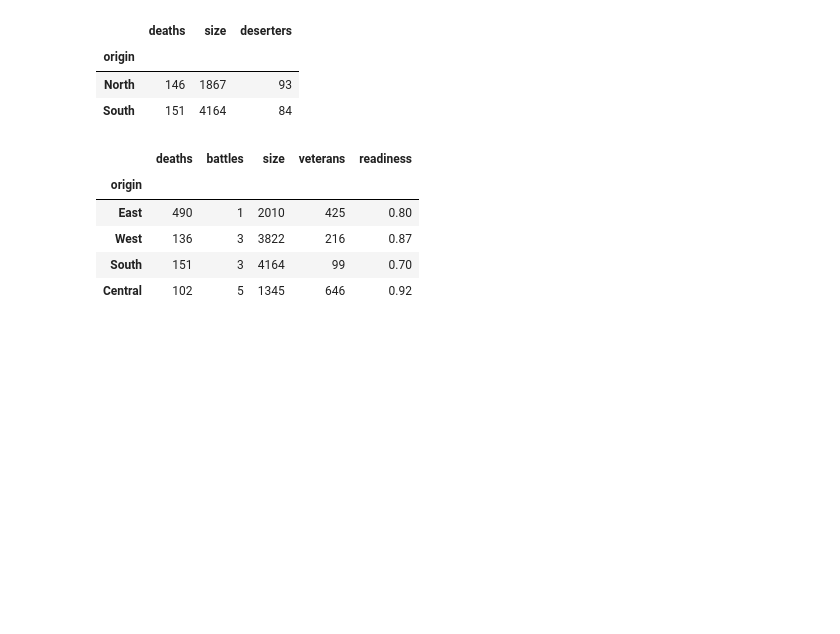
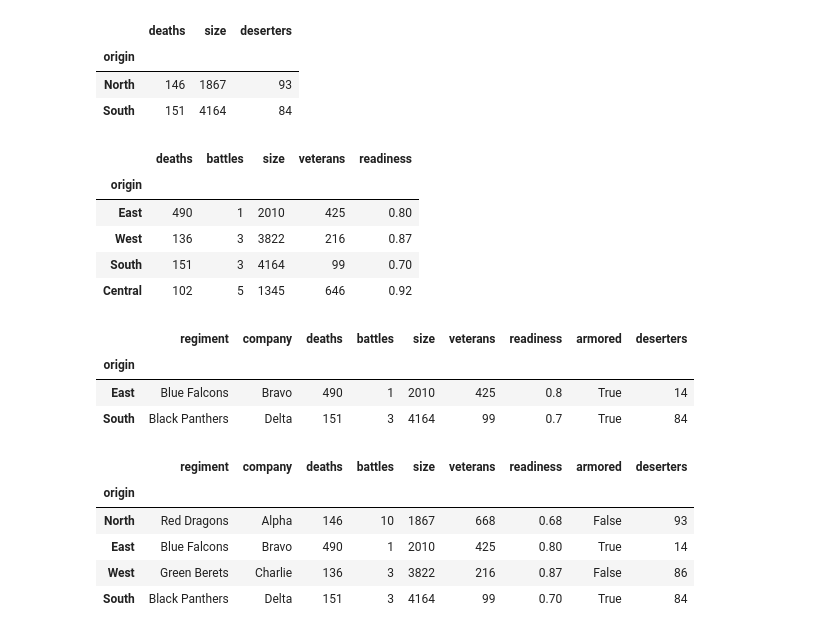
Before and after one commit to keshavchandel13/Pandas, a Jupyter notebook: dataFiltering.ipynb, the cells around one changed output. Cells and saved outputs as stored; diff of their text form; code cells hidden in the pictures; blank space fills up the shorter version.

```diff
--- a/dataFiltering.ipynb
+++ b/dataFiltering.ipynb
@@ -120,3 +120,22 @@ army.iloc[1:8, 2:7]
 | West | 136 | 3 | 3822 | 216 | 0.87 |
 | South | 151 | 3 | 4164 | 99 | 0.70 |
 | Central | 102 | 5 | 1345 | 646 | 0.92 |
+# %%
+# EVERY SECOND ROW AFTER THE First ROW AND ALL COLUMN
+
+army.iloc[1::2, :]
+# %% [output]
+|  | regiment | company | deaths | battles | size | veterans | readiness | armored | deserters |
+| origin |  |  |  |  |  |  |  |  |  |
+| East | Blue Falcons | Bravo | 490 | 1 | 2010 | 425 | 0.8 | True | 14 |
+| South | Black Panthers | Delta | 151 | 3 | 4164 | 99 | 0.7 | True | 84 |
+# %%
+# Select every row up to the 4th row and all columns
+army.iloc[:4, :]
+# %% [output]
+|  | regiment | company | deaths | battles | size | veterans | readiness | armored | deserters |
+| origin |  |  |  |  |  |  |  |  |  |
+| North | Red Dragons | Alpha | 146 | 10 | 1867 | 668 | 0.68 | False | 93 |
+| East | Blue Falcons | Bravo | 490 | 1 | 2010 | 425 | 0.80 | True | 14 |
+| West | Green Berets | Charlie | 136 | 3 | 3822 | 216 | 0.87 | False | 86 |
+| South | Black Panthers | Delta | 151 | 3 | 4164 | 99 | 0.70 | True | 84 |
```
Also changed, not shown: parts of 2 cells of this notebook.
